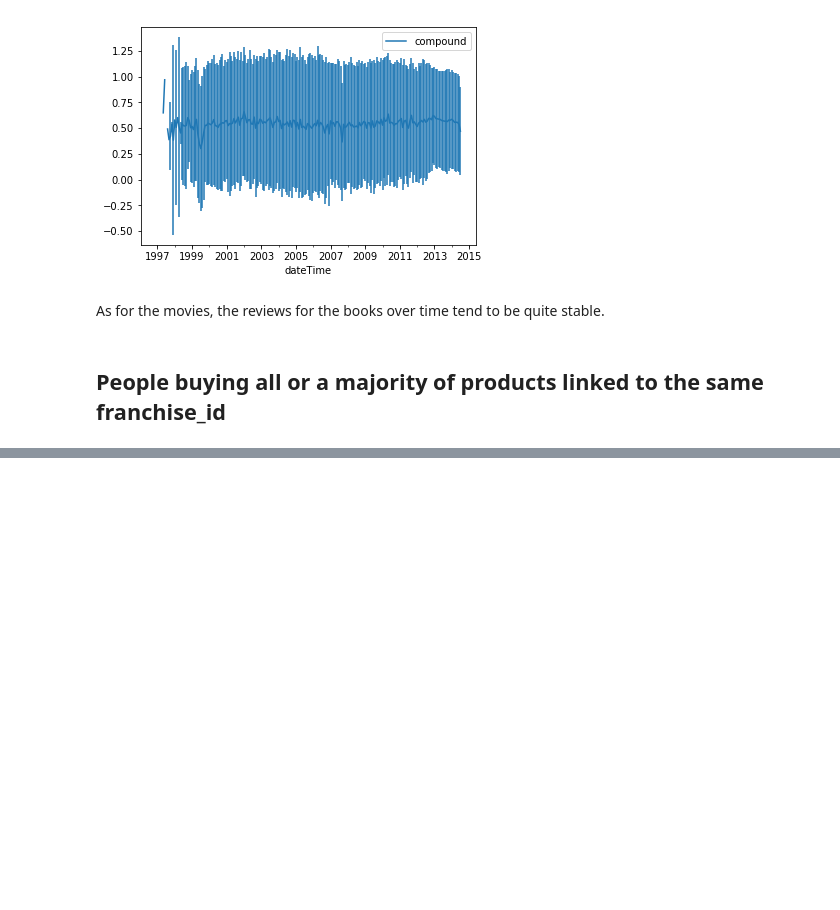
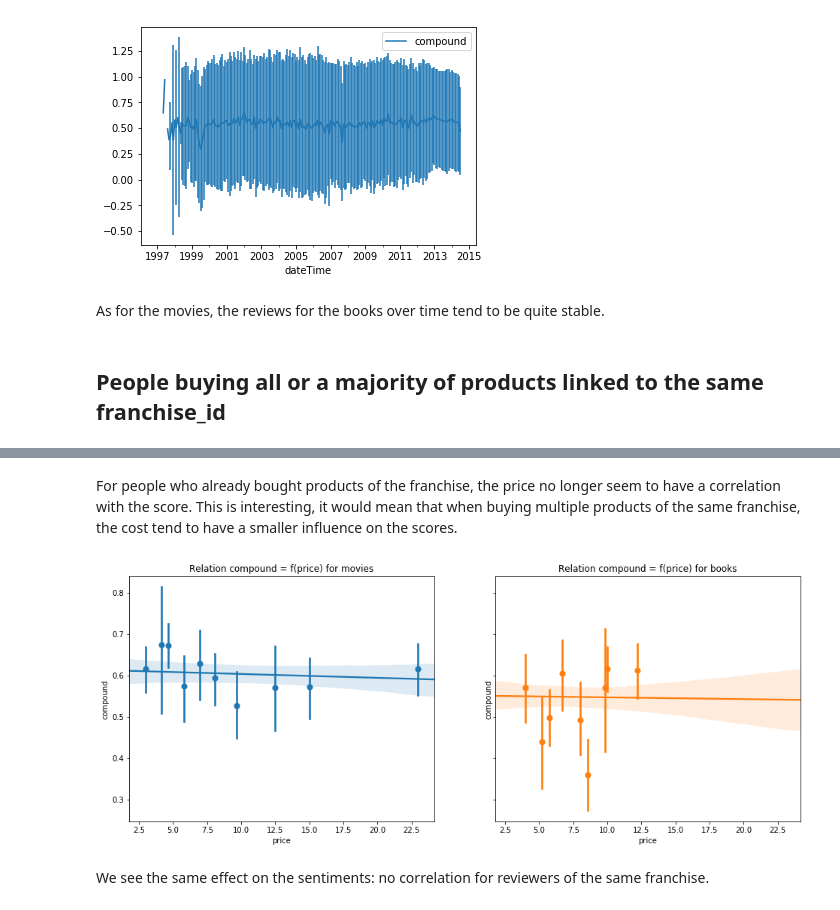
Before and after one commit to ImLemni/ada-epfl, a Jupyter notebook: project/Milestone2.ipynb, the cells around one changed output, grey strips where cells are left out. Drawn from its saved outputs; the diff is of its cells as text; code cells hidden in the pictures; blank space fills up the shorter version.

```diff
--- a/project/Milestone2.ipynb
+++ b/project/Milestone2.ipynb
@@ -1583,0 +1607,8 @@ same_plot_bar([book_m.groupby(pd.cut(book_m["price"], np.linspace(0, 40, 11)))["
+# %% [markdown]
+For people who already bought products of the franchise, the price no longer seem to have a correlation with the score. This is interesting, it would mean that when buying multiple products of the same franchise, the cost tend to have a smaller influence on the scores.
+# %%
+plot_cor(mov_m, book_m, "compound", "price", "Relation compound = f(price)")
+# %% [output]
+[figure, added]
+# %% [markdown]
+We see the same effect on the sentiments: no correlation for reviewers of the same franchise.
```
Also changed, not shown: parts of 44 cells of this notebook.
